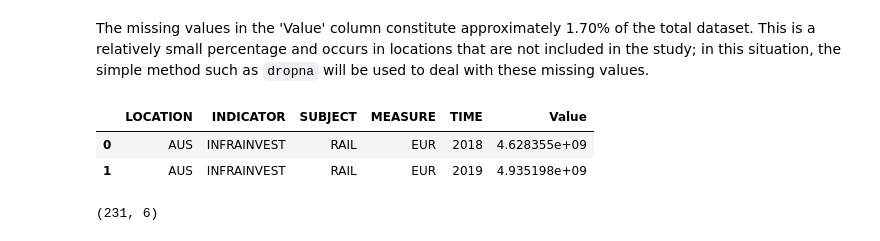
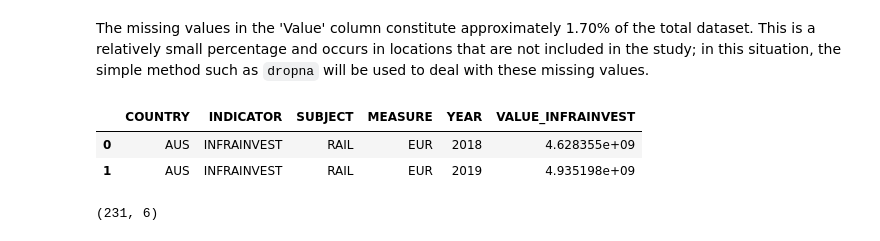
Before and after one commit to rosilenedasilva/public-transport-sentiment-analysis-insights, a Jupyter notebook: MSC_DA_CA2_transport_infra.ipynb, the cells around one changed output. Cells and saved outputs as stored; diff of their text form; code cells hidden in the pictures.

```diff
--- a/MSC_DA_CA2_transport_infra.ipynb
+++ b/MSC_DA_CA2_transport_infra.ipynb
@@ -166,6 +166,11 @@ Empty DataFrame
 Columns: [LOCATION, INDICATOR, SUBJECT, MEASURE, FREQUENCY, TIME, Value, Flag Codes]
 Index: []
 # %%
+# Drop the columns
 infra_invest_df = infra_invest_df.drop(['Flag Codes', 'FREQUENCY'], axis=1)
+
+# Rename columns
+infra_invest_df = infra_invest_df.rename(columns={'LOCATION': 'COUNTRY', 'TIME': 'YEAR', 'Value': 'VALUE_INFRAINVEST'})
+
 infra_invest_df.head()
 # %% [output]
@@ -204,12 +209,12 @@ print(missing_value_rows)
 The missing values in the 'Value' column constitute approximately 1.70% of the total dataset. This is a relatively small percentage and occurs in locations that are not included in the study; in this situation, the simple method such as `dropna` will be used to deal with these missing values.
 # %%
 # Drop rows with missing values in the 'Value' column and rename the DataFrame
-newinfra_invest_df = infra_invest_df.dropna(subset=['Value'])
+newinfra_invest_df = infra_invest_df.dropna(subset=['VALUE_INFRAINVEST'])
 
 # Display the new DataFrame
 newinfra_invest_df.head(2)
 # %% [output]
-|  | LOCATION | INDICATOR | SUBJECT | MEASURE | TIME | Value |
+|  | COUNTRY | INDICATOR | SUBJECT | MEASURE | YEAR | VALUE_INFRAINVEST |
 | 0 | AUS | INFRAINVEST | RAIL | EUR | 2018 | 4.628355e+09 |
 | 1 | AUS | INFRAINVEST | RAIL | EUR | 2019 | 4.935198e+09 |
 # %%
```
Also changed, not shown: parts of 40 cells of this notebook.
